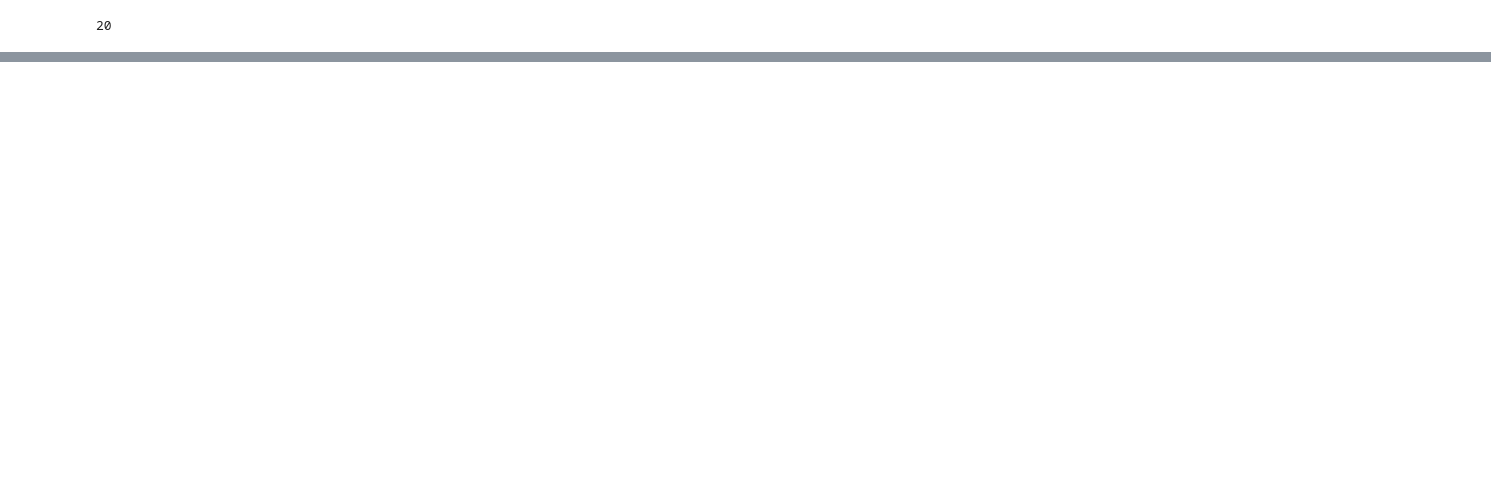
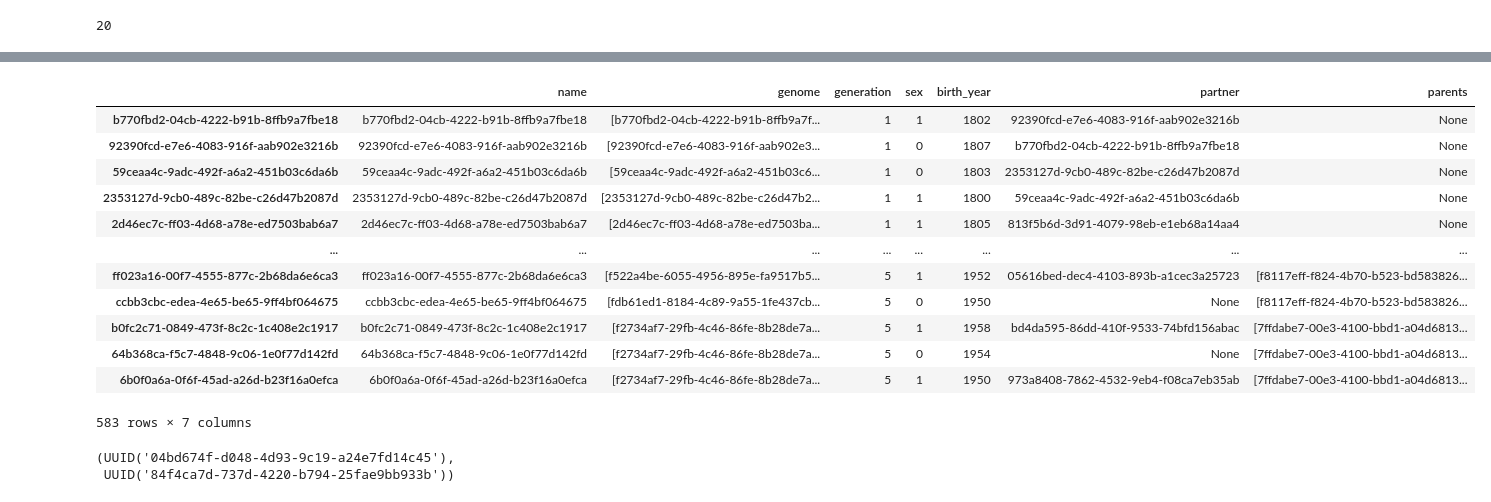
Before and after one commit to matthewstidham/genome_simulation, a Jupyter notebook: genome simulator.ipynb, the cells around one changed output, grey strips where cells are left out. Drawn from its saved outputs; the diff is of its cells as text; code cells hidden in the pictures; blank space fills up the shorter version.

```diff
--- a/genome simulator.ipynb
+++ b/genome simulator.ipynb
@@ -172,0 +175,17 @@ last_generation = [x['name'] for x in simulation.people.values() if x['generatio
+# %%
+people = pd.DataFrame(simulation.people).transpose()
+people
+# %% [output]
+|  | name | genome | generation | sex | birth_year | partner | parents |
+| b770fbd2-04cb-4222-b91b-8ffb9a7fbe18 | b770fbd2-04cb-4222-b91b-8ffb9a7fbe18 | [b770fbd2-04cb-4222-b91b-8ffb9a7f... | 1 | 1 | 1802 | 92390fcd-e7e6-4083-916f-aab902e3216b | None |
+| 92390fcd-e7e6-4083-916f-aab902e3216b | 92390fcd-e7e6-4083-916f-aab902e3216b | [92390fcd-e7e6-4083-916f-aab902e3... | 1 | 0 | 1807 | b770fbd2-04cb-4222-b91b-8ffb9a7fbe18 | None |
+| 59ceaa4c-9adc-492f-a6a2-451b03c6da6b | 59ceaa4c-9adc-492f-a6a2-451b03c6da6b | [59ceaa4c-9adc-492f-a6a2-451b03c6... | 1 | 0 | 1803 | 2353127d-9cb0-489c-82be-c26d47b2087d | None |
+| 2353127d-9cb0-489c-82be-c26d47b2087d | 2353127d-9cb0-489c-82be-c26d47b2087d | [2353127d-9cb0-489c-82be-c26d47b2... | 1 | 1 | 1800 | 59ceaa4c-9adc-492f-a6a2-451b03c6da6b | None |
+| 2d46ec7c-ff03-4d68-a78e-ed7503bab6a7 | 2d46ec7c-ff03-4d68-a78e-ed7503bab6a7 | [2d46ec7c-ff03-4d68-a78e-ed7503ba... | 1 | 1 | 1805 | 813f5b6d-3d91-4079-98eb-e1eb68a14aa4 | None |
+| ... | ... | ... | ... | ... | ... | ... | ... |
+| ff023a16-00f7-4555-877c-2b68da6e6ca3 | ff023a16-00f7-4555-877c-2b68da6e6ca3 | [f522a4be-6055-4956-895e-fa9517b5... | 5 | 1 | 1952 | 05616bed-dec4-4103-893b-a1cec3a25723 | [f8117eff-f824-4b70-b523-bd583826... |
+| ccbb3cbc-edea-4e65-be65-9ff4bf064675 | ccbb3cbc-edea-4e65-be65-9ff4bf064675 | [fdb61ed1-8184-4c89-9a55-1fe437cb... | 5 | 0 | 1950 | None | [f8117eff-f824-4b70-b523-bd583826... |
+| b0fc2c71-0849-473f-8c2c-1c408e2c1917 | b0fc2c71-0849-473f-8c2c-1c408e2c1917 | [f2734af7-29fb-4c46-86fe-8b28de7a... | 5 | 1 | 1958 | bd4da595-86dd-410f-9533-74bfd156abac | [7ffdabe7-00e3-4100-bbd1-a04d6813... |
+| 64b368ca-f5c7-4848-9c06-1e0f77d142fd | 64b368ca-f5c7-4848-9c06-1e0f77d142fd | [f2734af7-29fb-4c46-86fe-8b28de7a... | 5 | 0 | 1954 | None | [7ffdabe7-00e3-4100-bbd1-a04d6813... |
+| 6b0f0a6a-0f6f-45ad-a26d-b23f16a0efca | 6b0f0a6a-0f6f-45ad-a26d-b23f16a0efca | [f2734af7-29fb-4c46-86fe-8b28de7a... | 5 | 1 | 1950 | 973a8408-7862-4532-9eb4-f08ca7eb35ab | [7ffdabe7-00e3-4100-bbd1-a04d6813... |
+583 rows × 7 columns
@@ -172,0 +194,5 @@ last_generation = [x['name'] for x in simulation.people.values() if x['generatio
+# %%
+fifth_gen[0]
+# %% [output]
+(UUID('04bd674f-d048-4d93-9c19-a24e7fd14c45'),
+ UUID('84f4ca7d-737d-4220-b794-25fae9bb933b'))
```
Also changed, not shown: parts of 20 cells of this notebook, 1 other file.
